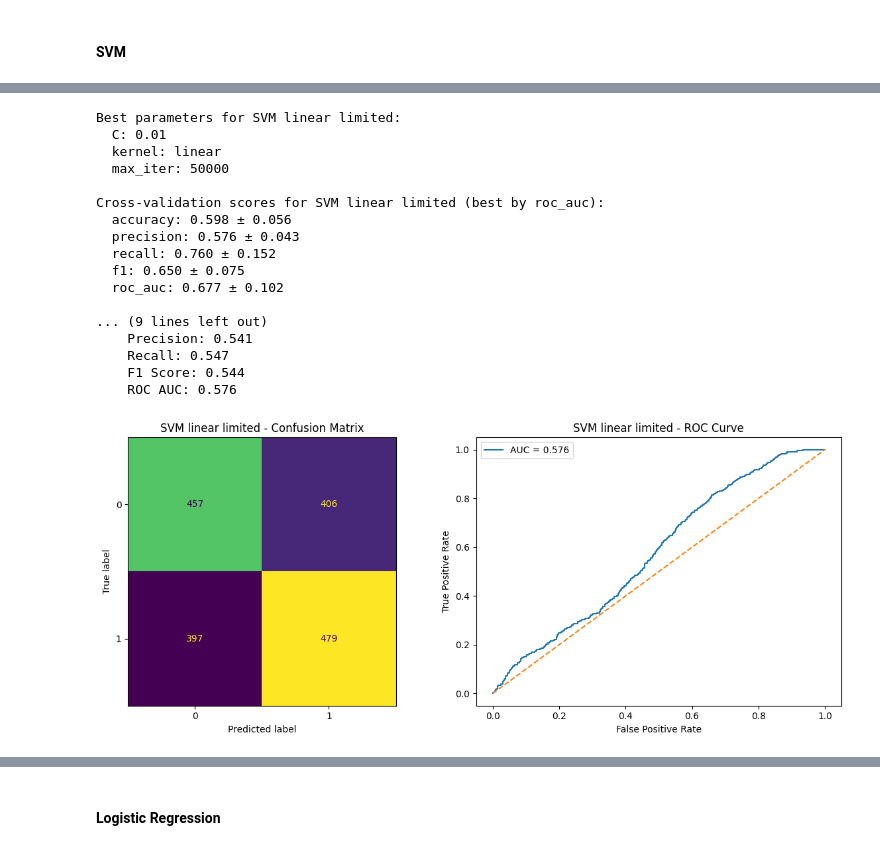
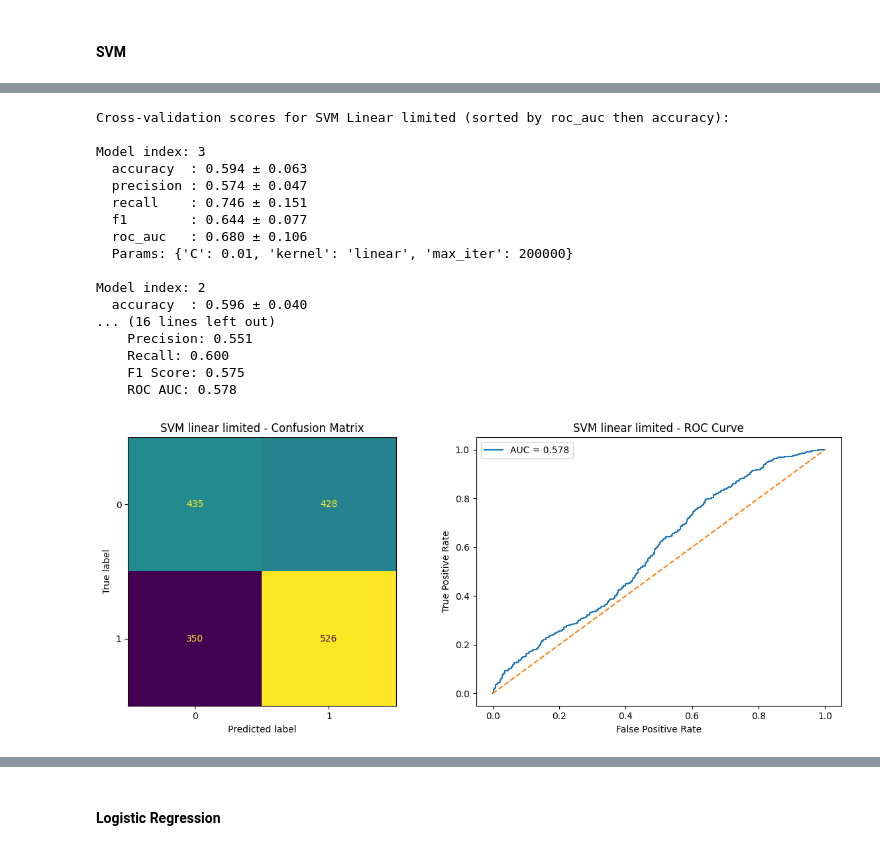
Before and after one commit to YarinArava/SpaceShipTitanic_FinalProject, a Jupyter notebook: Spaceship_Titanic_corrected.ipynb, the cells around one changed output, grey strips where cells are left out. Drawn from its saved outputs; the diff is of its cells as text; code cells hidden in the pictures.

```diff
--- a/Spaceship_Titanic_corrected.ipynb
+++ b/Spaceship_Titanic_corrected.ipynb
@@ -1722,7 +1723,7 @@ models = {
     "SVM": SVC(probability=True),
     "Logistic Regression": LogisticRegression(n_jobs=-1 ),
     "MLP": MLPClassifier(),
-    "XGBoost": GradientBoostingClassifier()
+    "XGBoost": XGBClassifier()
 }
 # %% [markdown]
 Now we will evaluate which of the columns we want to keep using all of the required classifiers and we will also cross-validate it.
@@ -2177,11 +2230,9 @@ param_grid_tree = {
 }
 
 Tree_search, Tree_best_model, Tree_best_params, Tree_cv_results \
-    = evaluate_model(tree, param_grid_tree, X_train, y_train, rnd_srch=True, n_iter=50)
-print_best_params("Decision Tree", Tree_best_params)
+    = evaluate_model(tree, param_grid_tree, X_train, y_train)
 
-print_all_scores_improved("Decision Tree", Tree_cv_results)
-print_all_scores_improved("Decision Tree", Tree_cv_results, best_by='f1')
+print_scores_roc_acc("Decision Tree", Tree_cv_results)
 
 # Visualize performance of the best Decision Tree model on the test set
 test_pred = Tree_best_model.predict(X_test)
@@ -2190,4 +2241,6 @@ test_prob = Tree_best_model.predict_proba(X_test)[:, 1]
 print("\nTest set performance for Decision Tree:")
 Tree_reslist = comp_all_scores(y_test, test_pred, test_prob)
 plot_cm_and_roc(y_test, test_pred, test_prob, model_name="Decision Tree")
+
+tests_results['Decision Tree'] = Tree_reslist
 # %% [output]
@@ -2312,10 +2321,8 @@ cv_tune = RepeatedStratifiedKFold(n_splits=5, n_repeats=2)
 
 RF_search, RF_best_model, RF_best_params, RF_cv_results_grid \
     = evaluate_model(rf_grid, param_grid_rf, X_train, y_train, cv=cv_tune)
-print_best_params("Random Forest", RF_best_params)
 
-print_all_scores_improved("Random Forest", RF_cv_results_grid)
-print_all_scores_improved("Random Forest", RF_cv_results_grid, best_by='f1')
+print_scores_roc_acc("Random Forest Grid Search", RF_cv_results_grid)
 
 # Visualize performance of the best Random Forest model on the test set
 test_pred = RF_best_model.predict(X_test)
@@ -2323,6 +2330,7 @@ test_prob = RF_best_model.predict_proba(X_test)[:, 1]
 
 print("\nTest set performance for Random Forest:")
 RF_reslist = comp_all_scores(y_test, test_pred, test_prob)
-plot_cm_and_roc(y_test, test_pred, test_prob, model_name="Random Forest")
-tests_results['Random Forest'] = RF_reslist
+plot_cm_and_roc(y_test, test_pred, test_prob, model_name="Random Forest Grid Search")
+
+tests_results['Random Forest Grid Search'] = RF_reslist
 # %% [output]
@@ -2356,16 +2364,16 @@ param_linear = {
 
 SVM_linear_search, SVM_linear_best_model, SVM_linear_best_params, SVM_linear_cv_results = \
         evaluate_model(svm_linear, param_linear, X_train, y_train)
-print_best_params("SVM linear", SVM_linear_best_params)
 
-print_all_scores_improved("SVM linear", SVM_linear_cv_results, best_by='roc_auc')
-print_all_scores_improved("SVM linear", SVM_linear_cv_results, best_by='f1')
+print_scores_roc_acc("SVM Linear", SVM_linear_cv_results)
 
 # Visualize performance of the best SVM linear model on the test set
 test_pred = SVM_linear_best_model.predict(X_test)
 test_prob = SVM_linear_best_model.decision_function(X_test)
 
 print("\nTest set performance for SVM linear:")
-comp_all_scores(y_test, test_pred, test_prob)
+SVM_unlimited_reslist = comp_all_scores(y_test, test_pred, test_prob)
 plot_cm_and_roc(y_test, test_pred, test_prob, model_name="SVM linear")
+
+tests_results['SVM Linear'] = SVM_unlimited_reslist
 # %% [output]
@@ -2390,44 +2398,44 @@ Cross-validation scores for SVM linear (best by roc_auc):
 # %%
 svm_linear_limited = SVC(probability=False)
 param_linear_limited = {
     "kernel": ["linear"],
     "C": [0.01, 0.1, 1, 10, 100],
     "max_iter": [10000, 50000, 100000, 200000]
 }
 
 SVM_linear_search, SVM_linear_best_model, SVM_linear_limited_best_params, SVM_linear_limited_cv_results = \
         evaluate_model(svm_linear_limited, param_linear_limited, X_train, y_train)
-print_best_params("SVM linear limited", SVM_linear_limited_best_params)
 
-print_all_scores_improved("SVM linear limited", SVM_linear_limited_cv_results, best_by='roc_auc')
-print_all_scores_improved("SVM linear limited", SVM_linear_limited_cv_results, best_by='f1')
+print_scores_roc_acc("SVM Linear limited", SVM_linear_limited_cv_results)
 
 # Visualize performance of the best SVM linear model on the test set
 test_pred = SVM_linear_best_model.predict(X_test)
 test_prob = SVM_linear_best_model.decision_function(X_test)
 
 print("\nTest set performance for SVM linear limited:")
-comp_all_scores(y_test, test_pred, test_prob)
+SVM_limited_reslist = comp_all_scores(y_test, test_pred, test_prob)
 plot_cm_and_roc(y_test, test_pred, test_prob, model_name="SVM linear limited")
+
+tests_results['SVM Linear limited'] = SVM_limited_reslist
 # %% [output]
-Best parameters for SVM linear limited:
-  C: 0.01
-  kernel: linear
-  max_iter: 50000
+Cross-validation scores for SVM Linear limited (sorted by roc_auc then accuracy):
 
-Cross-validation scores for SVM linear limited (best by roc_auc):
-  accuracy: 0.598 ± 0.056
-  precision: 0.576 ± 0.043
-  recall: 0.760 ± 0.152
-  f1: 0.650 ± 0.075
-  roc_auc: 0.677 ± 0.102
+Model index: 3
+  accuracy  : 0.594 ± 0.063
+  precision : 0.574 ± 0.047
+  recall    : 0.746 ± 0.151
+  f1        : 0.644 ± 0.077
+  roc_auc   : 0.680 ± 0.106
+  Params: {'C': 0.01, 'kernel': 'linear', 'max_iter': 200000}
 
-... (9 lines left out)
-    Precision: 0.541
-    Recall: 0.547
-    F1 Score: 0.544
-    ROC AUC: 0.576
+Model index: 2
+  accuracy  : 0.596 ± 0.040
+... (16 lines left out)
+    Precision: 0.551
+    Recall: 0.600
+    F1 Score: 0.575
+    ROC AUC: 0.578
-[figure, old version]
+[figure, new version]
 # %%
 svm_poly = SVC(probability=False)
 param_poly = {
```
Also changed, not shown: parts of 26 cells of this notebook, 3 other files.
